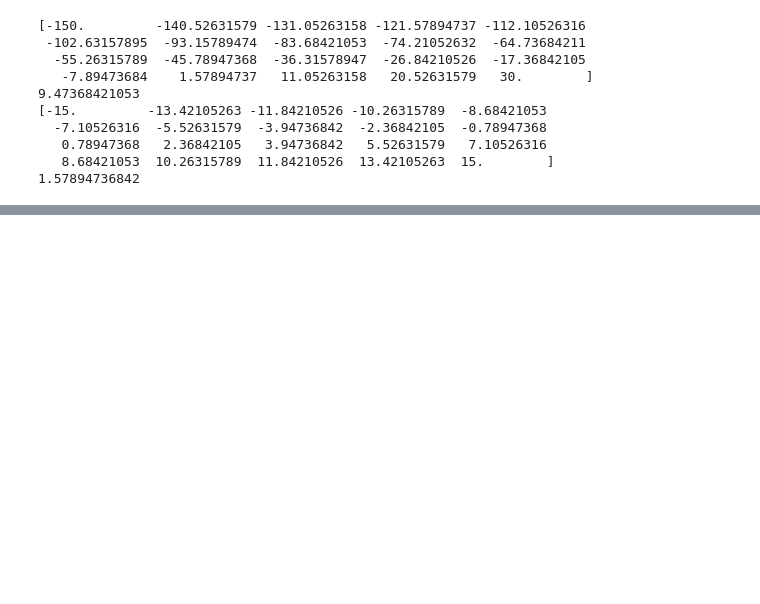
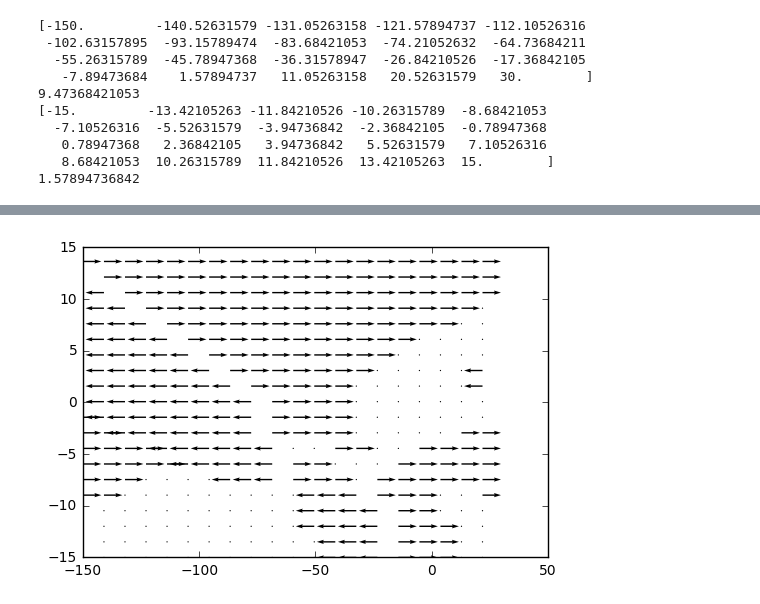
Before and after one commit to DunaiFuentes/unsupNN, a Jupyter notebook: Project2/RL_vidit.ipynb, the cells around one changed output, grey strips where cells are left out. Drawn from its saved outputs; the diff is of its cells as text; code cells hidden in the pictures; blank space fills up the shorter version.

```diff
--- a/Project2/RL_vidit.ipynb
+++ b/Project2/RL_vidit.ipynb
@@ -65,0 +85,5 @@ plb.plot(latencies)
+# %%
+vec = vec_field[2]
+Q= plb.quiver(u[skip],v[skip],vec[skip],dummy[skip])
+# %% [output]
+[figure, added]
```
Also changed, not shown: parts of 9 cells of this notebook, 2 other files.
